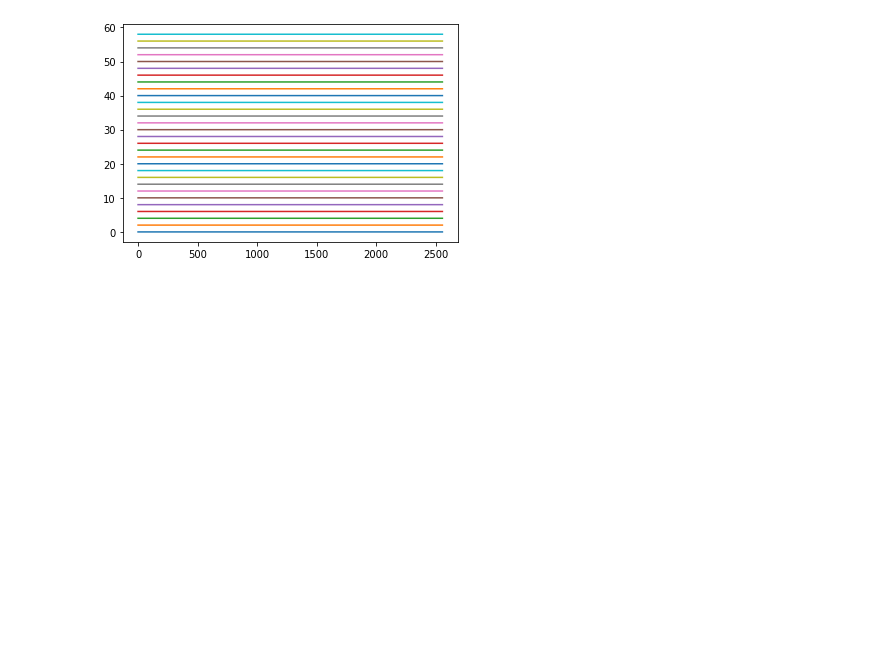
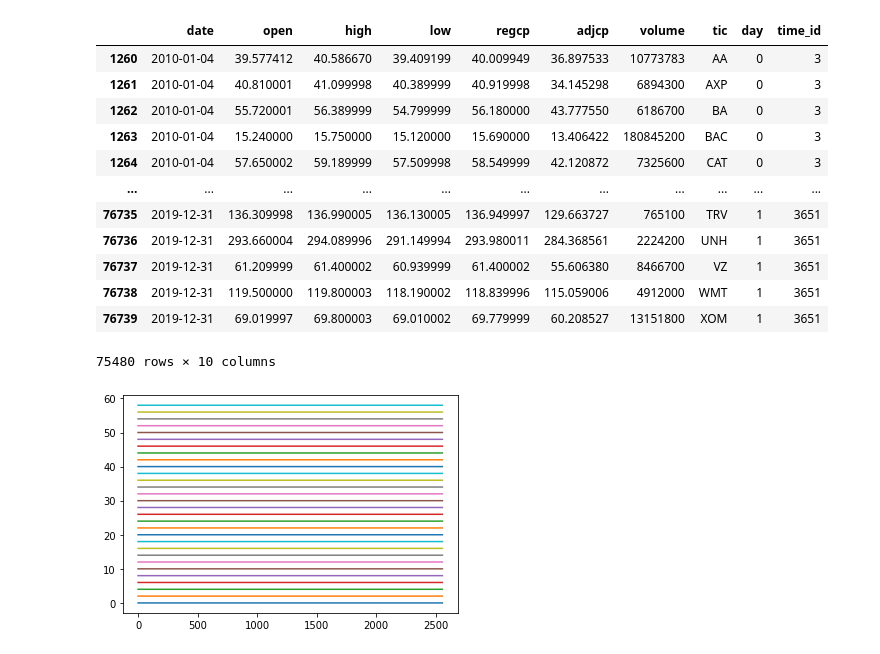
Before and after one commit to dennischenfeng/cookie-jars, a Jupyter notebook: cookie_jars/data/generate_data.ipynb, the cells around one changed output. Drawn from its saved outputs; the diff is of its cells as text; code cells hidden in the pictures; blank space fills up the shorter version.

Commit message:
data updated to reflect adjcp, also passing tests for include_indicators option

```diff
--- a/cookie_jars/data/generate_data.ipynb
+++ b/cookie_jars/data/generate_data.ipynb
@@ -64,0 +24,36 @@ df
+# %%
+# Pull stock data from yfinance, based on finrl's YahooDownloader implementation
+buffer = 60  # num days of buffer to ensure moving averages are well formed by START_DATE
+start_date = (pd.Timestamp(START_DATE) - pd.Timedelta(60, 'days')).strftime('%Y-%m-%d')
+end_date = END_DATE
+ticker_list = STOCK_NAMES
+
+df = pd.DataFrame()
+for tic in ticker_list:
+    temp_df = yf.download(tic, start=start_date, end=end_date)
+    temp_df["tic"] = tic
+    df = df.append(temp_df)
+# reset the index, we want to use numbers as index instead of dates
+df = df.reset_index()
+# convert the column names to standardized names
+df.columns = [
+    "date",
+    "open",
+    "high",
+    "low",
+    "regcp",
+    "adjcp",
+    "volume",
+    "tic",
+]
+# df.rename(columns={'close': 'regcp'})  # regular close price
+
+# create day of the week column (monday = 0)
+df["day"] = df["date"].dt.dayofweek
+# convert date to standard string format, easy to filter
+df["date"] = df.date.apply(lambda x: x.strftime("%Y-%m-%d"))
+# drop missing data
+df = df.dropna()
+df = df.reset_index(drop=True)
+
+df = df.sort_values(by=['date','tic']).reset_index(drop=True)
@@ -65,3 +95,19 @@ df
+# %%
+df[df.time_id >= 0]
+# %% [output]
+|  | date | open | high | low | regcp | adjcp | volume | tic | day | time_id |
+| 1260 | 2010-01-04 | 39.577412 | 40.586670 | 39.409199 | 40.009949 | 36.897533 | 10773783 | AA | 0 | 3 |
+| 1261 | 2010-01-04 | 40.810001 | 41.099998 | 40.389999 | 40.919998 | 34.145298 | 6894300 | AXP | 0 | 3 |
+| 1262 | 2010-01-04 | 55.720001 | 56.389999 | 54.799999 | 56.180000 | 43.777550 | 6186700 | BA | 0 | 3 |
+| 1263 | 2010-01-04 | 15.240000 | 15.750000 | 15.120000 | 15.690000 | 13.406422 | 180845200 | BAC | 0 | 3 |
+| 1264 | 2010-01-04 | 57.650002 | 59.189999 | 57.509998 | 58.549999 | 42.120872 | 7325600 | CAT | 0 | 3 |
+| ... | ... | ... | ... | ... | ... | ... | ... | ... | ... | ... |
+| 76735 | 2019-12-31 | 136.309998 | 136.990005 | 136.130005 | 136.949997 | 129.663727 | 765100 | TRV | 1 | 3651 |
+| 76736 | 2019-12-31 | 293.660004 | 294.089996 | 291.149994 | 293.980011 | 284.368561 | 2224200 | UNH | 1 | 3651 |
+| 76737 | 2019-12-31 | 61.209999 | 61.400002 | 60.939999 | 61.400002 | 55.606380 | 8466700 | VZ | 1 | 3651 |
+| 76738 | 2019-12-31 | 119.500000 | 119.800003 | 118.190002 | 118.839996 | 115.059006 | 4912000 | WMT | 1 | 3651 |
+| 76739 | 2019-12-31 | 69.019997 | 69.800003 | 69.010002 | 69.779999 | 60.208527 | 13151800 | XOM | 1 | 3651 |
+75480 rows × 10 columns
 # %%
 # Visual check for any missing data points
 existing_time_ids = np.sort(df.time_id.unique())
```
Also changed, not shown: parts of 11 cells of this notebook, 6 other files.
